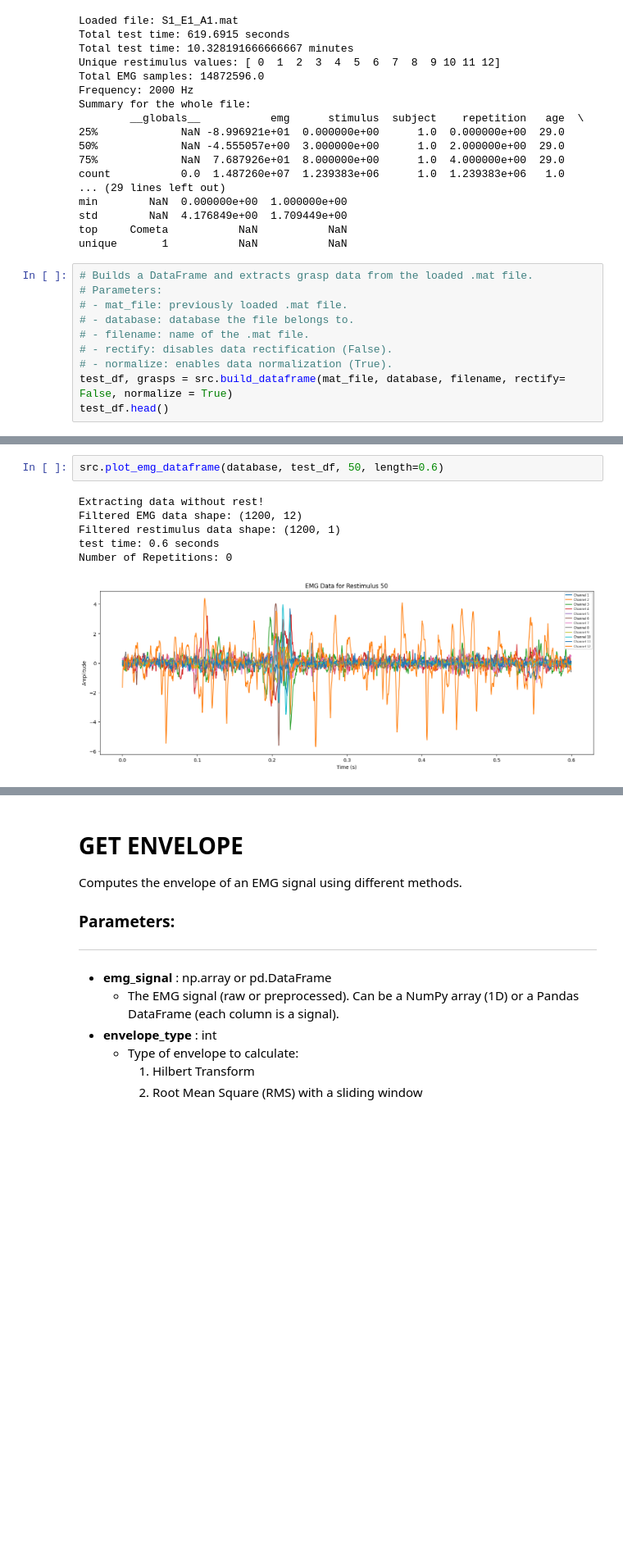
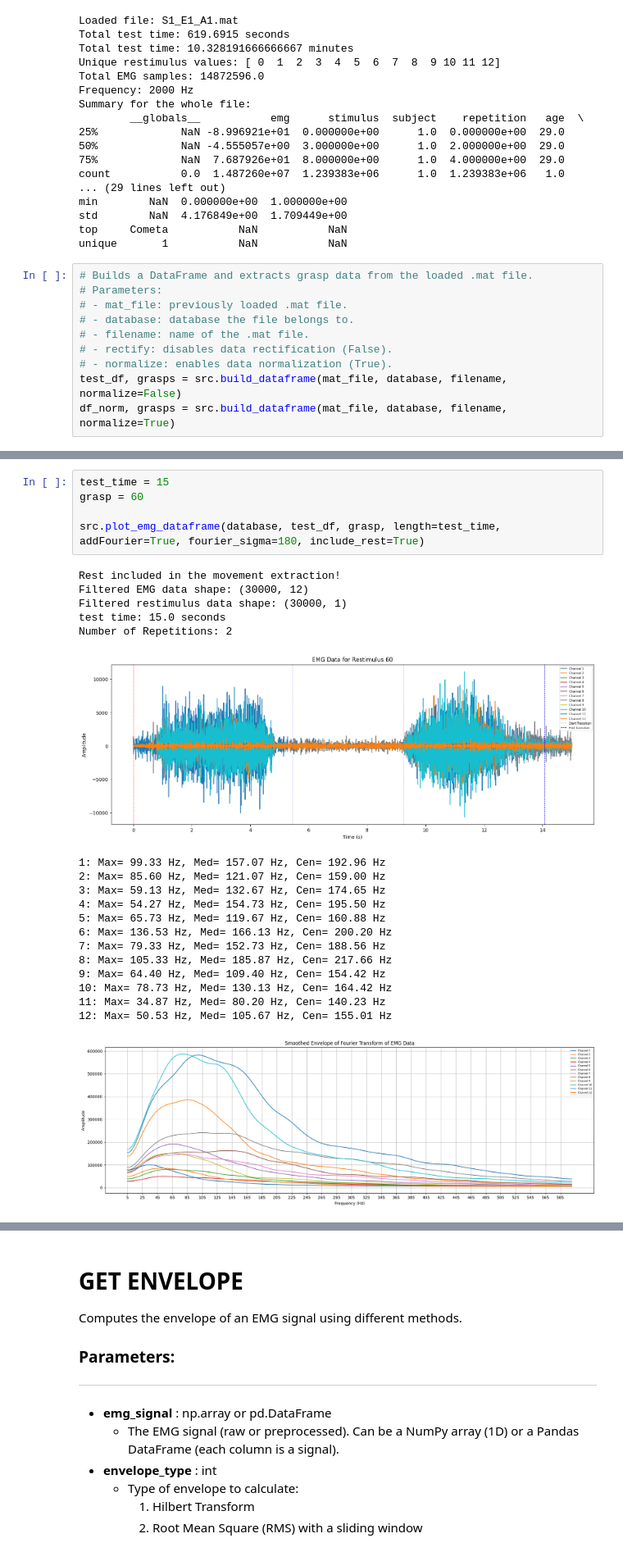
Before and after one commit to DanielSenseAI/IA_ProsthesisUdeA, a Jupyter notebook: envelope_processing.ipynb, the cells around one changed output, grey strips where cells are left out. Shown at 82% size. Drawn from its saved outputs; the diff is of its cells as text; blank space fills up the shorter version.

```diff
--- a/envelope_processing.ipynb
+++ b/envelope_processing.ipynb
@@ -50,8 +50,8 @@ unique       1           NaN           NaN
 # - filename: name of the .mat file.
 # - rectify: disables data rectification (False).
 # - normalize: enables data normalization (True).
-test_df, grasps = src.build_dataframe(mat_file, database, filename, rectify= False, normalize = True)
-test_df.head()
+test_df, grasps = src.build_dataframe(mat_file, database, filename, normalize=False)
+df_norm, grasps = src.build_dataframe(mat_file, database, filename, normalize=True)
 # %% [output]
 New exercise label: A
 Relabeling performed for exercise 1 of DB4.
@@ -67,9 +66,25 @@ New restimulus values in Relabeled: [ 0 50 51 52 53 54 55 56 57 58 59 60 61]
-# %%
-src.plot_emg_dataframe(database, test_df, 50, length=0.6)
-# %% [output]
-Extracting data without rest!
-Filtered EMG data shape: (1200, 12)
-Filtered restimulus data shape: (1200, 1)
-test time: 0.6 seconds
-Number of Repetitions: 0
-[figure, removed]
+# %%
+test_time = 15
+grasp = 60
+
+src.plot_emg_dataframe(database, test_df, grasp, length=test_time, addFourier=True, fourier_sigma=180, include_rest=True)
+# %% [output]
+Rest included in the movement extraction!
+Filtered EMG data shape: (30000, 12)
+Filtered restimulus data shape: (30000, 1)
+test time: 15.0 seconds
+Number of Repetitions: 2
+[figure, added]
+1: Max= 99.33 Hz, Med= 157.07 Hz, Cen= 192.96 Hz
+2: Max= 85.60 Hz, Med= 121.07 Hz, Cen= 159.00 Hz
+3: Max= 59.13 Hz, Med= 132.67 Hz, Cen= 174.65 Hz
+4: Max= 54.27 Hz, Med= 154.73 Hz, Cen= 195.50 Hz
+5: Max= 65.73 Hz, Med= 119.67 Hz, Cen= 160.88 Hz
+6: Max= 136.53 Hz, Med= 166.13 Hz, Cen= 200.20 Hz
+7: Max= 79.33 Hz, Med= 152.73 Hz, Cen= 188.56 Hz
+8: Max= 105.33 Hz, Med= 185.87 Hz, Cen= 217.66 Hz
+9: Max= 64.40 Hz, Med= 109.40 Hz, Cen= 154.42 Hz
+10: Max= 78.73 Hz, Med= 130.13 Hz, Cen= 164.42 Hz
+11: Max= 34.87 Hz, Med= 80.20 Hz, Cen= 140.23 Hz
+12: Max= 50.53 Hz, Med= 105.67 Hz, Cen= 155.01 Hz
+[figure, added]
```
Also changed, not shown: parts of 10 cells of this notebook, 3 other files.
